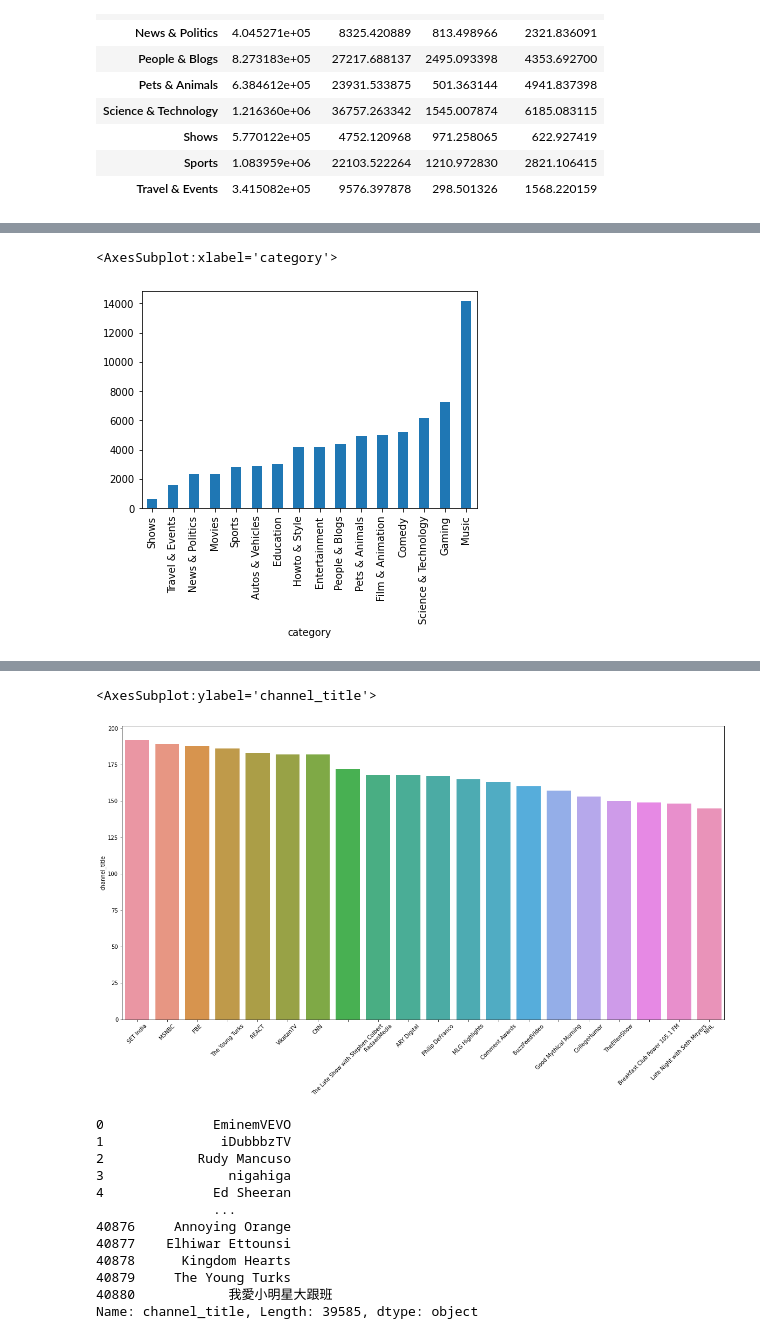
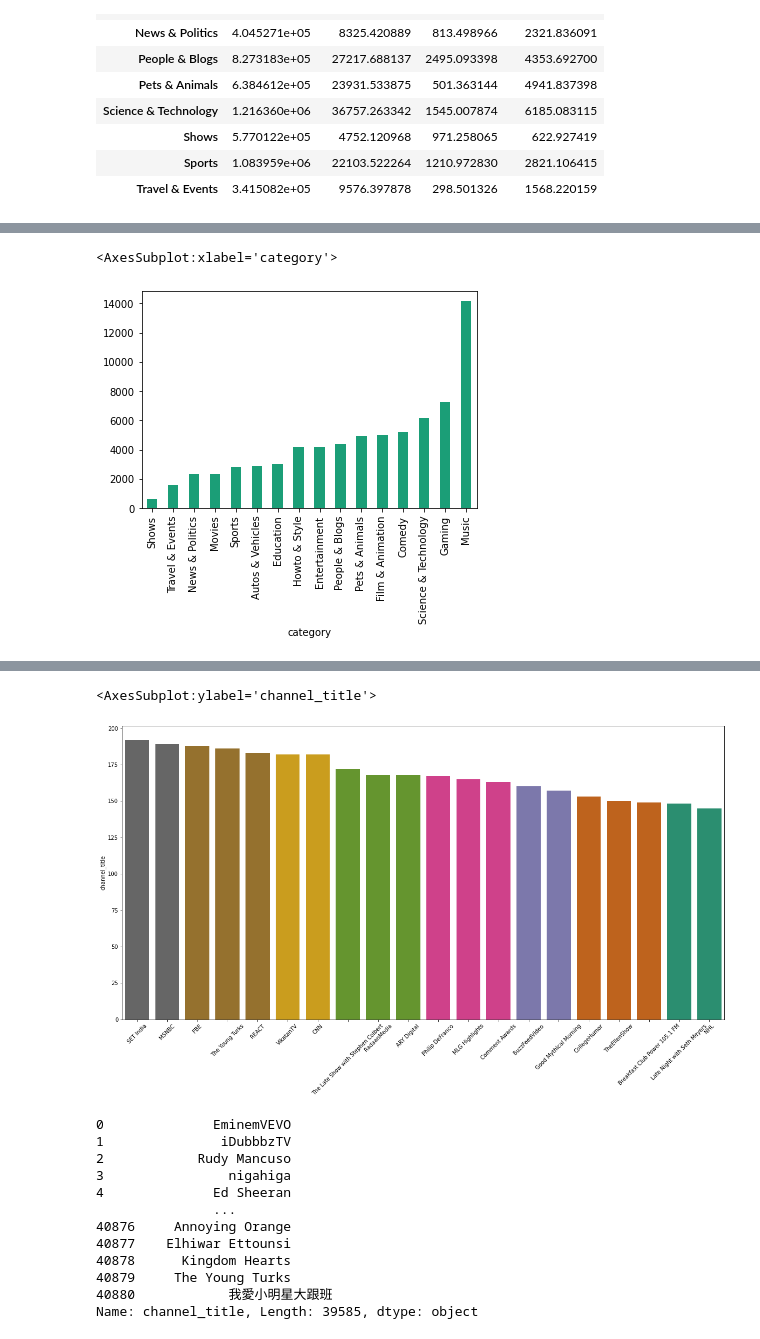
Before and after one commit to suhasmaddali/Youtube-Video-Analysis, a Jupyter notebook: Youtube Video Analysis .ipynb, the cells around one changed output, grey strips where cells are left out. Drawn from its saved outputs; the diff is of its cells as text; code cells hidden in the pictures.

```diff
--- a/Youtube Video Analysis .ipynb
+++ b/Youtube Video Analysis .ipynb
@@ -12,3 +12,4 @@ import pandas as pd
 import warnings
 warnings.filterwarnings("ignore")
 import json
+sns.set_palette('Dark2')
@@ -400,7 +478,7 @@ df.groupby('category').mean()['likes'].sort_values(ascending = False).plot.bar()
 df.groupby('category').mean()['comment_count'].sort_values().plot.bar()
 # %% [output]
 <AxesSubplot:xlabel='category'>
-[figure, old version]
+[figure, new version]
 # %%
 df.head()
 # %% [output]
@@ -413,10 +491,10 @@ df.head()
 # %%
 plt.figure(figsize = (20, 10))
 plt.xticks(rotation = 45)
-sns.barplot(x = df['channel_title'].value_counts()[: 20].index, y = df['channel_title'].value_counts()[: 20])
+sns.barplot(x = df['channel_title'].value_counts()[: 20].index, y = df['channel_title'].value_counts()[: 20], palette = 'Dark2_r')
 # %% [output]
 <AxesSubplot:ylabel='channel_title'>
-[figure, old version]
+[figure, new version]
 # %%
 df['channel_title']
 # %% [output]
```
Also changed, not shown: parts of 69 cells of this notebook.
